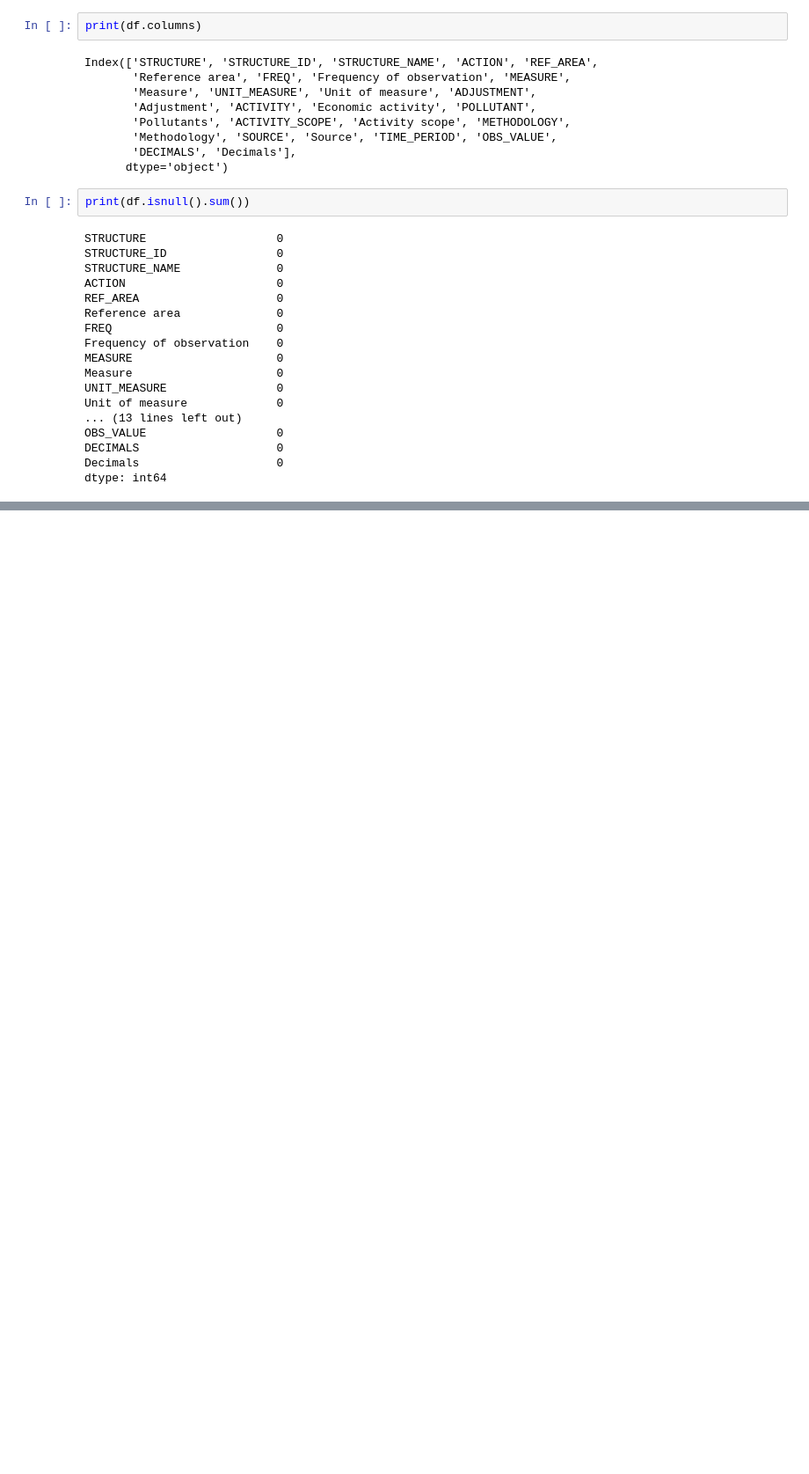
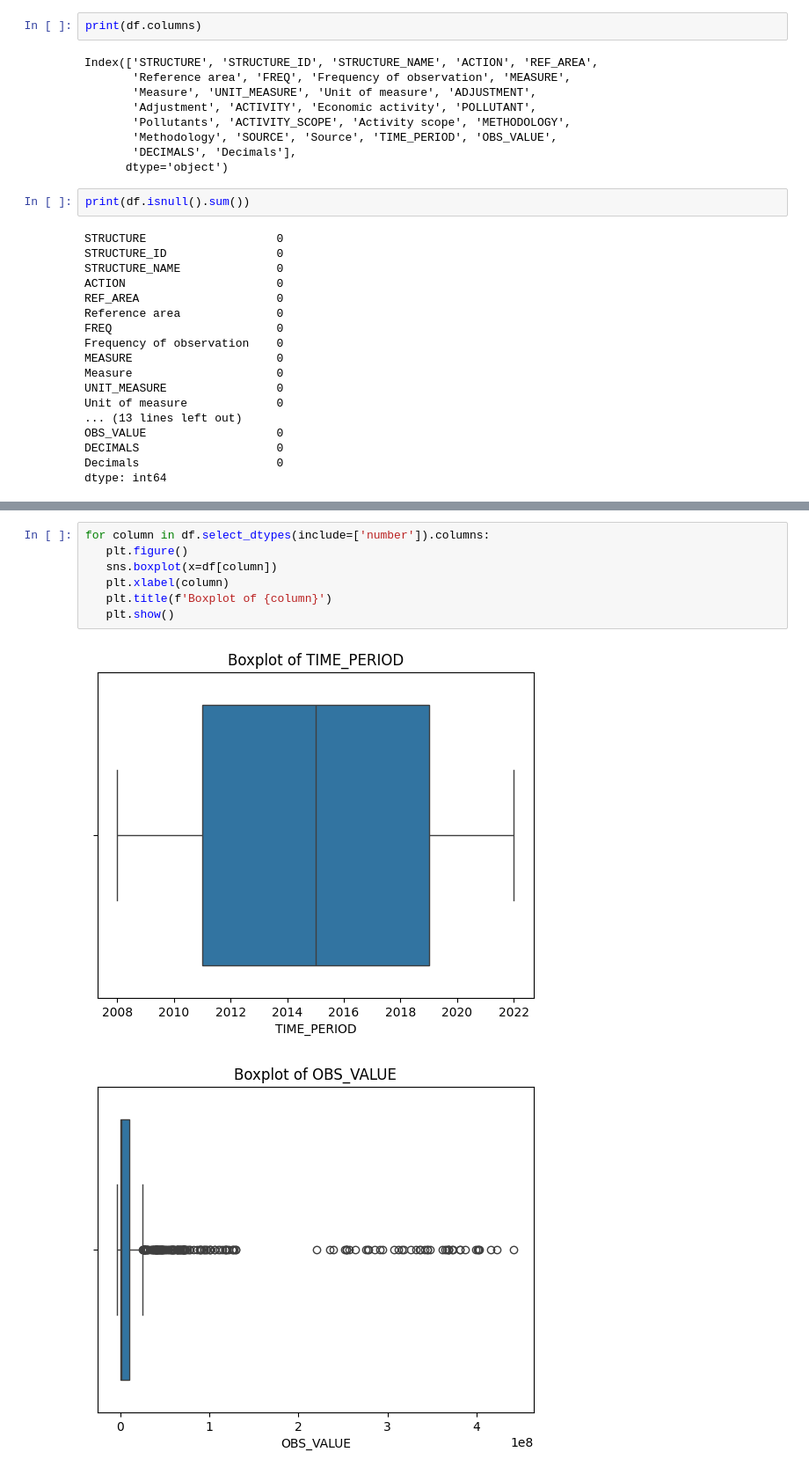
Before and after one commit to Ameesha2214/France_CO2_EMISSION_PREDICTION, a Jupyter notebook: France_CO2.ipynb, the cells around one changed output, grey strips where cells are left out. Shown at 88% size. Drawn from its saved outputs; the diff is of its cells as text; blank space fills up the shorter version.

```diff
--- a/France_CO2.ipynb
+++ b/France_CO2.ipynb
@@ -98,0 +205,10 @@ dtype: int64
+# %%
+for column in df.select_dtypes(include=['number']).columns:
+   plt.figure()
+   sns.boxplot(x=df[column])
+   plt.xlabel(column)
+   plt.title(f'Boxplot of {column}')
+   plt.show()
+# %% [output]
+[figure, added]
+[figure, added]
```
Also changed, not shown: parts of 9 cells of this notebook.
